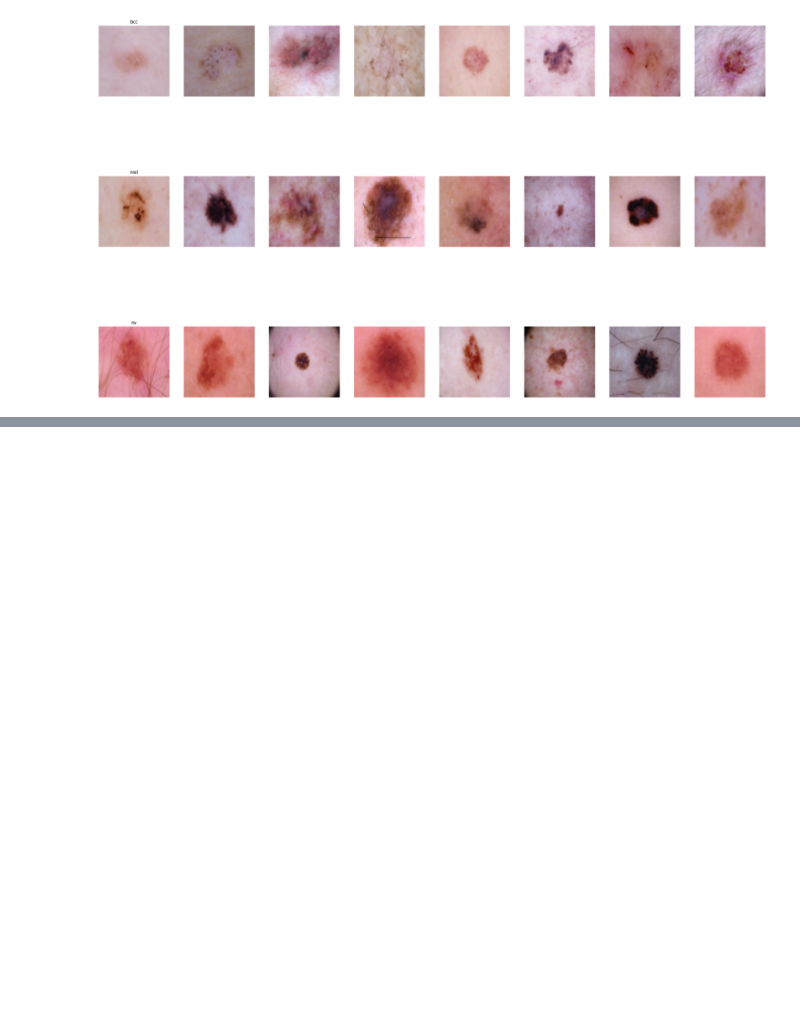
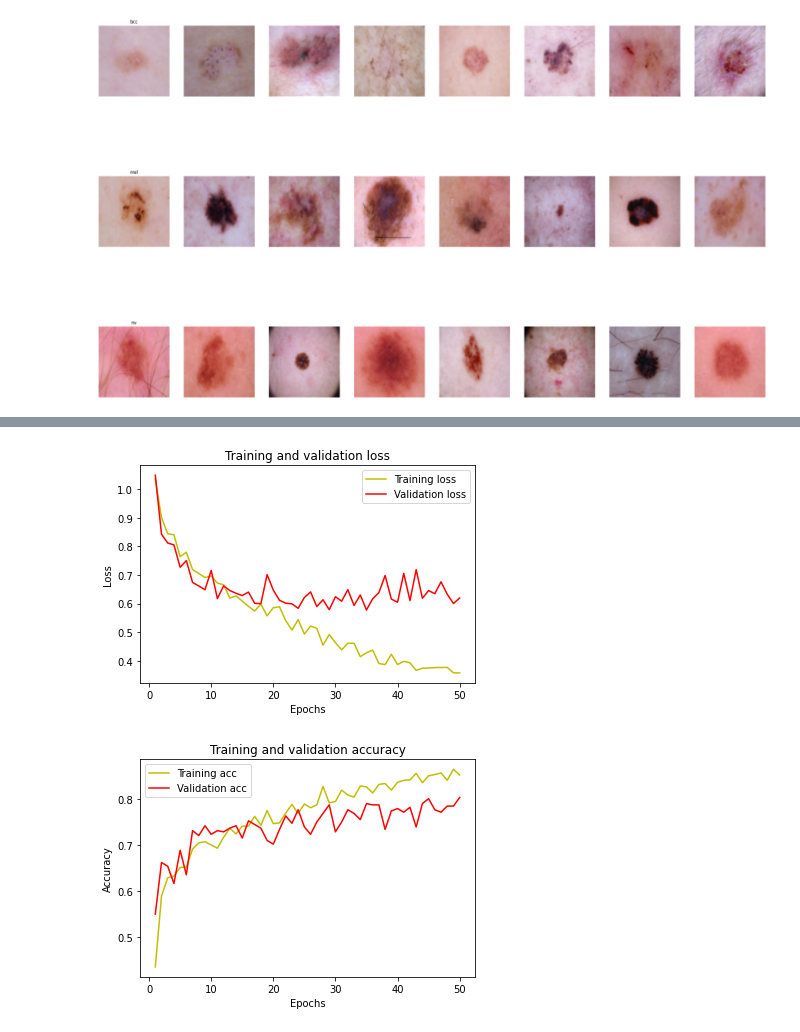
Before and after one commit to SulemanSaeed047/SkinDiseaseDetectionSystem, a Jupyter notebook: Data Balancing.ipynb, the cells around one changed output, grey strips where cells are left out. Saved outputs shown, nothing was run; the diff lists cells and outputs as text; code cells hidden in the pictures; blank space fills up the shorter version.

```diff
--- a/Data Balancing.ipynb
+++ b/Data Balancing.ipynb
@@ -102,7 +102,7 @@ Name: label, dtype: int64
 Name: label, dtype: int64
 # %%
 image_path = {os.path.splitext(os.path.basename(x))[0]: x
-                    for x in glob(os.path.join('E:\Dataset SDDS/Dataset/', '*', '*.jpg'))}
+                    for x in glob(os.path.join('D:\Dataset SDDS/Dataset/', '*', '*.jpg'))}
 
 skin_df_balanced['path'] = skin_df['image_id'].map(image_path.get)
 
@@ -119,3 +119,11 @@ for n_axs, (type_name, type_rows) in zip(m_axs,
         c_ax.axis('off')
 # %% [output]
 [figure]
+# %%
+X = np.asarray(skin_df_balanced['image'].tolist())
+X = X/255.
+
+Y=skin_df_balanced['label']
+Y_cat = to_categorical(Y, num_classes=3)
+
+x_train, x_test, y_train, y_test = train_test_split(X, Y_cat, test_size=0.25, random_state=42)
@@ -121,0 +173,13 @@ for n_axs, (type_name, type_rows) in zip(m_axs,
+# %%
+batch_size = 16
+epochs = 50
+
+history = model.fit(
+    x_train, y_train,
+    epochs=epochs,
+    batch_size = batch_size,
+    validation_data=(x_test, y_test),
+    verbose=2)
+
+score = model.evaluate(x_test, y_test)
+print('Test accuracy:', score[1])
@@ -121,0 +204,25 @@ for n_axs, (type_name, type_rows) in zip(m_axs,
+# %%
+loss = history.history['loss']
+val_loss = history.history['val_loss']
+epochs = range(1, len(loss) + 1)
+plt.plot(epochs, loss, 'y', label='Training loss')
+plt.plot(epochs, val_loss, 'r', label='Validation loss')
+plt.title('Training and validation loss')
+plt.xlabel('Epochs')
+plt.ylabel('Loss')
+plt.legend()
+plt.show()
+
+
+acc = history.history['acc']
+val_acc = history.history['val_acc']
+plt.plot(epochs, acc, 'y', label='Training acc')
+plt.plot(epochs, val_acc, 'r', label='Validation acc')
+plt.title('Training and validation accuracy')
+plt.xlabel('Epochs')
+plt.ylabel('Accuracy')
+plt.legend()
+plt.show()
+# %% [output]
+[figure, added]
+[figure, added]
```
Also changed, not shown: parts of 3 cells of this notebook, 2 other files.
